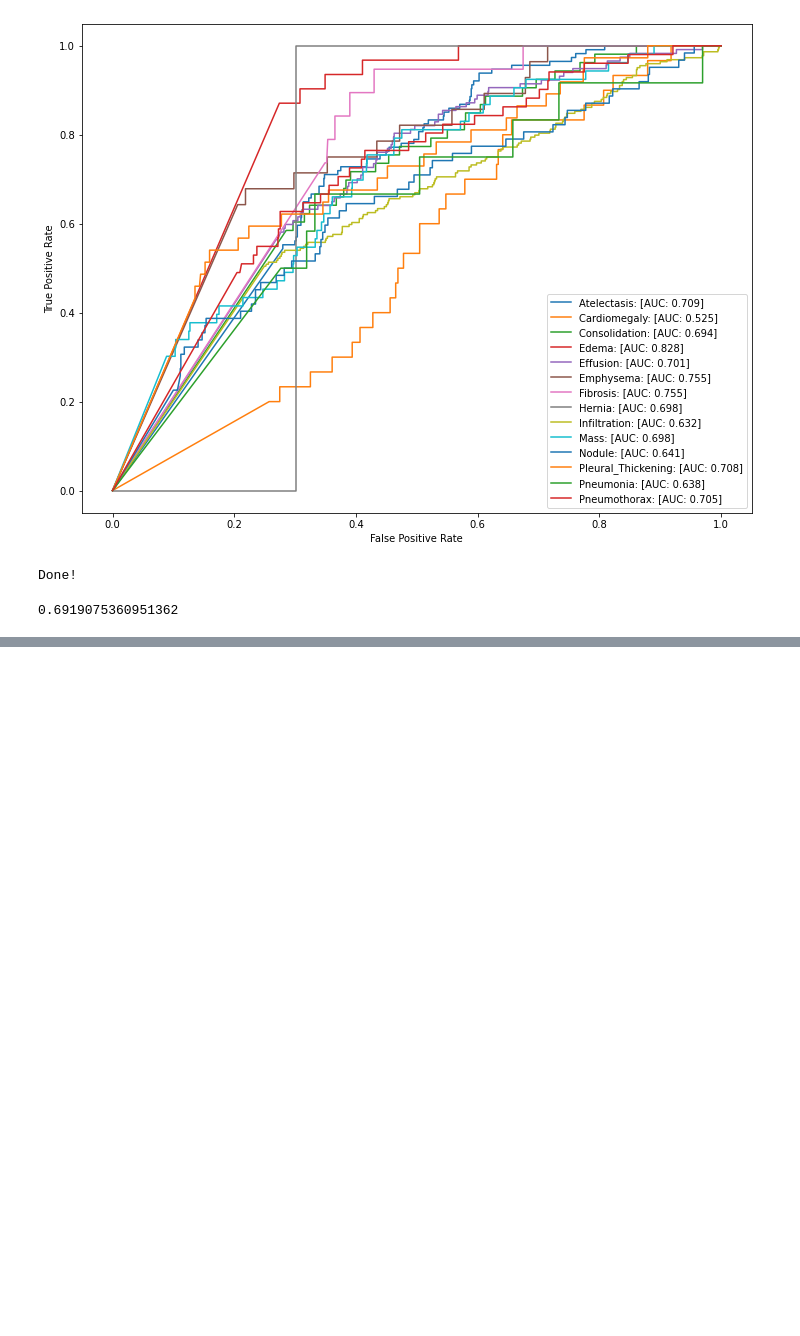
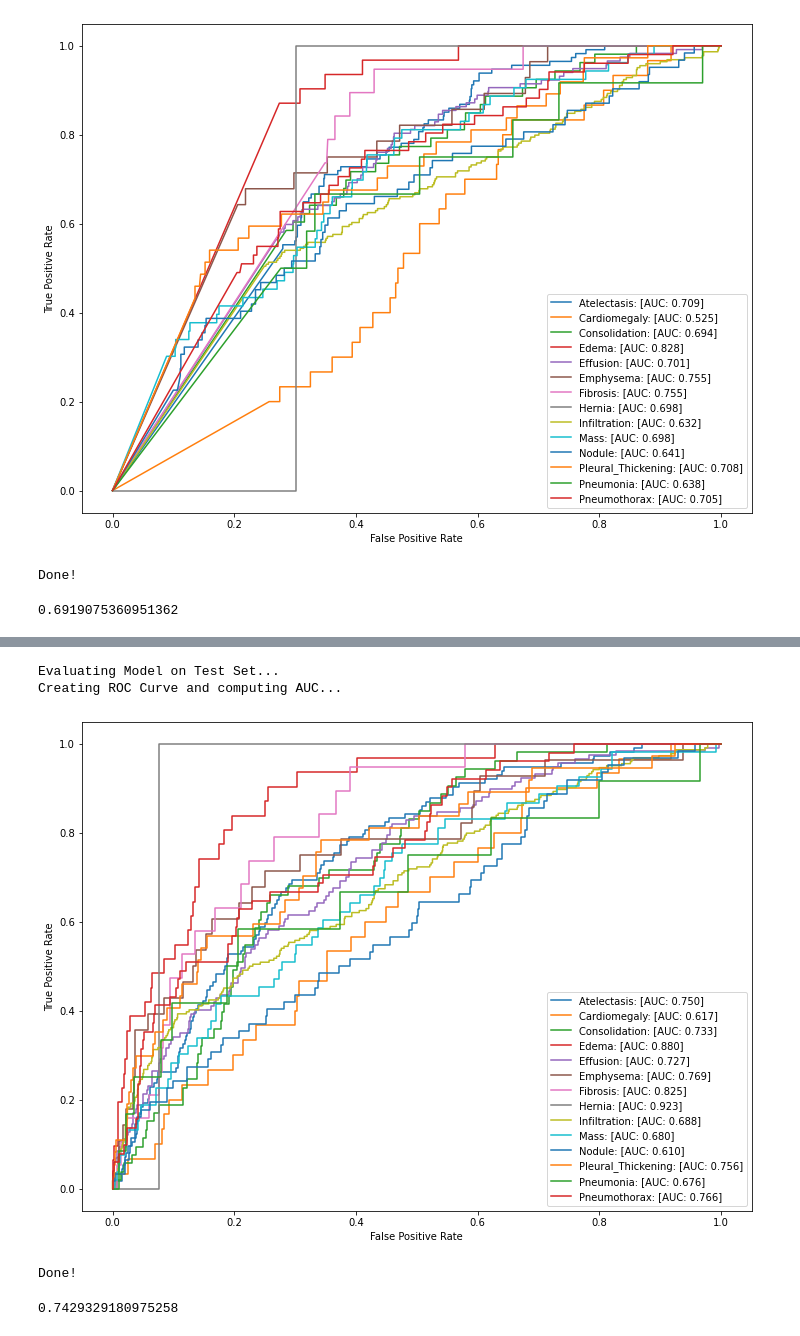
Before and after one commit to arshmodak/NIH_Chest_XRays_Disease_Detection, a Jupyter notebook: ML_on_CNN_Features.ipynb, the cells around one changed output, grey strips where cells are left out. Drawn from its saved outputs; the diff is of its cells as text; code cells hidden in the pictures; blank space fills up the shorter version.

```diff
--- a/ML_on_CNN_Features.ipynb
+++ b/ML_on_CNN_Features.ipynb
@@ -475,0 +447,17 @@ np.array(list(auc_dict.values())).mean()
+# %%
+print("Evaluating Model on Test Set...")
+y_preds = etc3.predict_proba(X_test)
+y_pred = np.array(y_preds)
+ypreds = np.transpose([pred for pred in y_pred])
+print("Creating ROC Curve and computing AUC...")
+auc_dict = plot_roc_curve(class_dict, ypreds[1,:], y_test, get_auc=True)
+print("Done!")
+# %% [output]
+Evaluating Model on Test Set...
+Creating ROC Curve and computing AUC...
+[figure, added]
+Done!
+# %%
+np.array(list(auc_dict.values())).mean()
+# %% [output]
+0.7429329180975258
```
Also changed, not shown: parts of 16 cells of this notebook.
